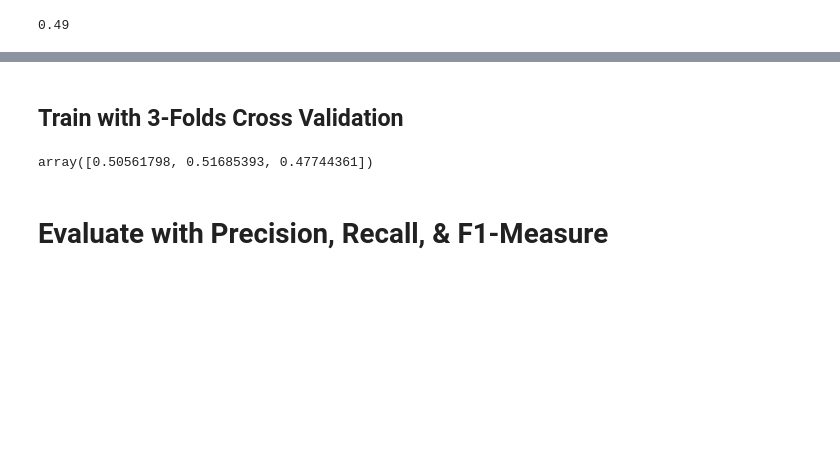
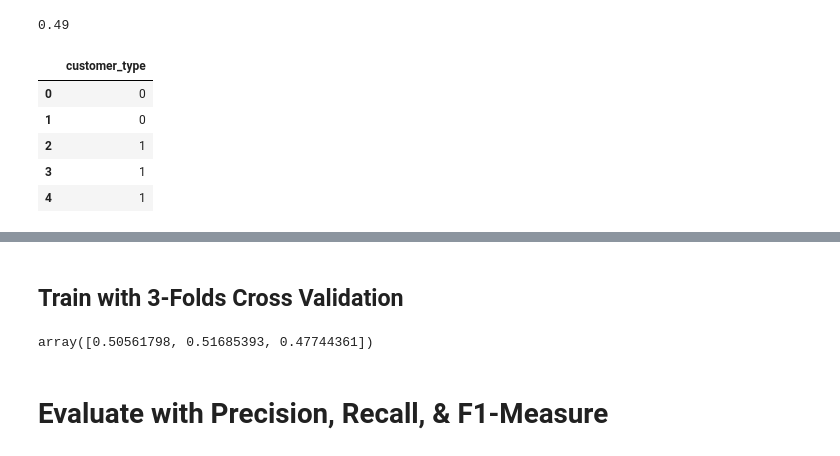
Before and after one commit to Machine-Learning-Tubes/Tugas-Klasifikasi-Biner-dan-Multikelas, a Jupyter notebook: notebooks/biner_classification_with_SGDClassifier.ipynb, the cells around one changed output, grey strips where cells are left out. Drawn from its saved outputs; the diff is of its cells as text; code cells hidden in the pictures; blank space fills up the shorter version.

```diff
--- a/notebooks/biner_classification_with_SGDClassifier.ipynb
+++ b/notebooks/biner_classification_with_SGDClassifier.ipynb
@@ -62,3 +67,12 @@ SGDClassifier(random_state=42)
 biner_classification.score(X_test, y_test)
 # %% [output]
 0.49
+# %%
+y_train.head()
+# %% [output]
+|  | customer_type |
+| 0 | 0 |
+| 1 | 0 |
+| 2 | 1 |
+| 3 | 1 |
+| 4 | 1 |
```
Also changed, not shown: parts of 21 cells of this notebook.
